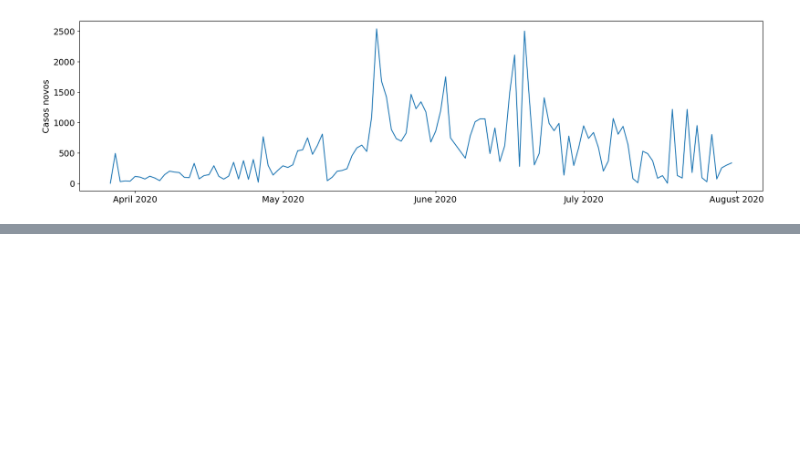
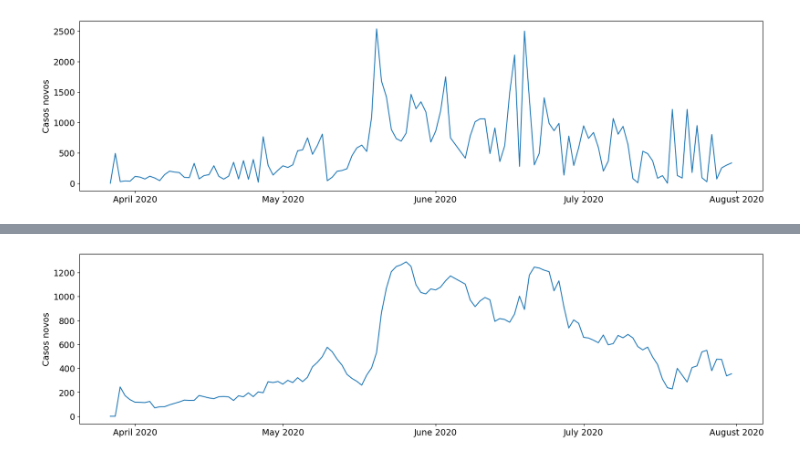
Before and after one commit to carloszan/covid-databricks, a Jupyter notebook: runners/01_silver.ipynb, the cells around one changed output, grey strips where cells are left out. Cells and saved outputs as stored; diff of their text form; code cells hidden in the pictures; blank space fills up the shorter version.

Commit message:
Add smooth_df function

```diff
--- a/runners/01_silver.ipynb
+++ b/runners/01_silver.ipynb
@@ -146,12 +125,12 @@ import pandas as pd
 import seaborn as sns
 
 
-def plot(df_spark, label=""):
+def plot(df_spark, y_col="casos_novos", label=""):
     df = df_spark.toPandas()
     plt.figure(figsize=(20, 5))
     df["data"] = pd.to_datetime(df["data"])
     plt.title(label)
-    sns.lineplot(data=df, y="casos_novos", x="data")
+    sns.lineplot(data=df, y=y_col, x="data")
 
     # Set major ticks every 3 months
     plt.gca().xaxis.set_major_locator(matplotlib.dates.MonthLocator(interval=1))
@@ -202,3 +181,41 @@ z_scored_df = apply_z_score(rio_df)
 plot(z_scored_df)
 # %% [output]
 [figure]
+# %%
+from pyspark.sql import functions as F
+from pyspark.sql.window import Window
+
+
+def apply_smooth(df, window_size=7):
+    """
+    Smooth 'casos_novos' by replacing each value with the rolling mean
+    of the previous `window_size` days (excluding current day).
+
+    Parameters:
+    - df: Spark DataFrame with columns 'data' (date) and 'casos_novos'
+    - window_size: rolling window size
+
+    Returns:
+    - Spark DataFrame with a 'casos_novos_suavizado' column
+    """
+
+    # Ensure date column is sorted
+    df = df.orderBy("data")
+
+    # Define rolling window: previous N rows, excluding current row
+    w = (
+        Window.orderBy("data").rowsBetween(-window_size, -1)  # exclude current row
+    )
+
+    # Rolling mean
+    df = df.withColumn("rolling_mean", F.mean("casos_novos").over(w))
+
+    # For the first rows where rolling_mean is null, keep original value
+    df = df.withColumn("casos_novos_suavizado", F.when(F.col("rolling_mean").isNull(), F.col("casos_novos")).otherwise(F.col("rolling_mean")))
+
+    return df.drop("rolling_mean")
+
+
+smoothed_df = apply_smooth(z_scored_df)
+plot(smoothed_df, "casos_novos_suavizado")
+# %% [output]
@@ -204,0 +229 @@ plot(z_scored_df)
+[figure, added]
```
Also changed, not shown: parts of 3 cells of this notebook.
